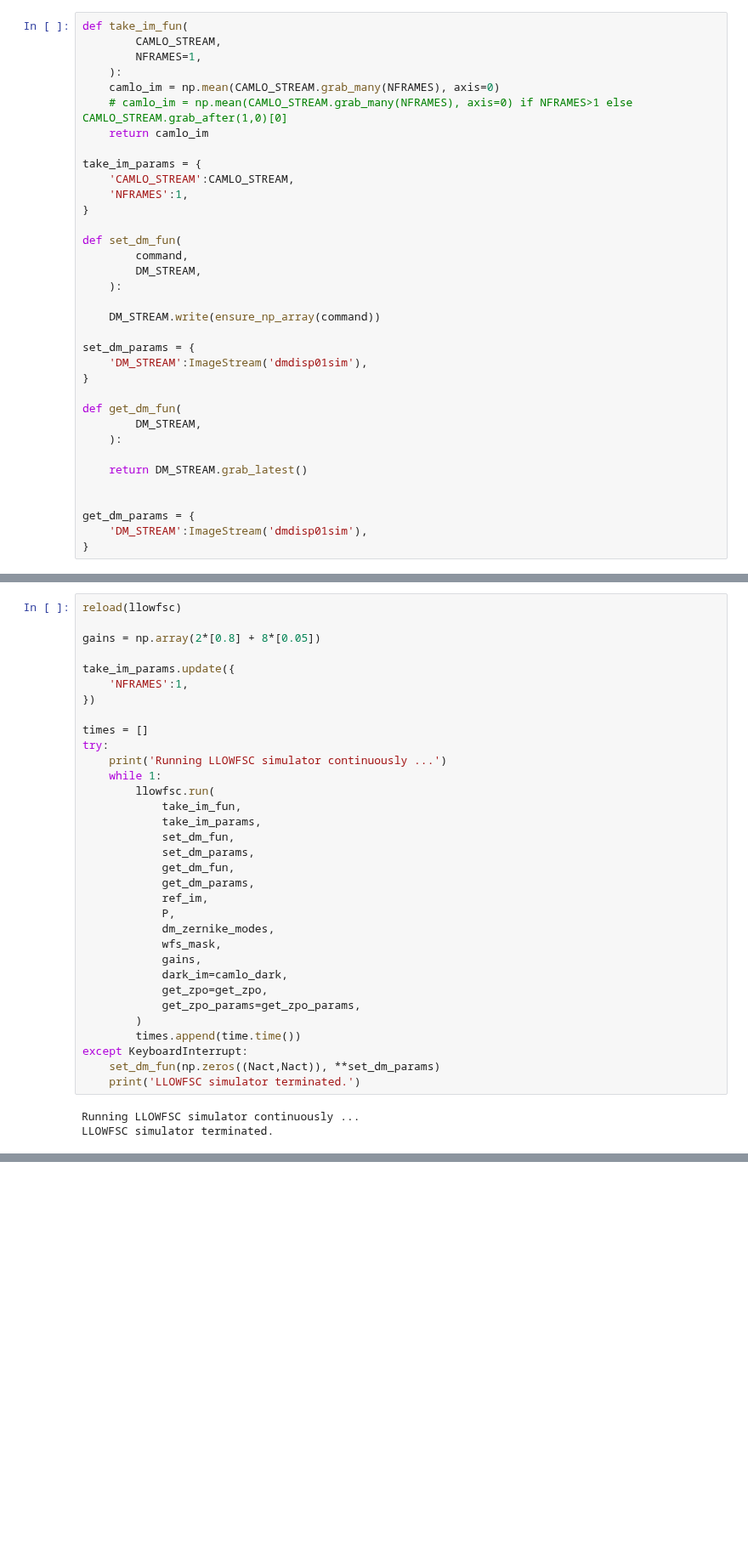
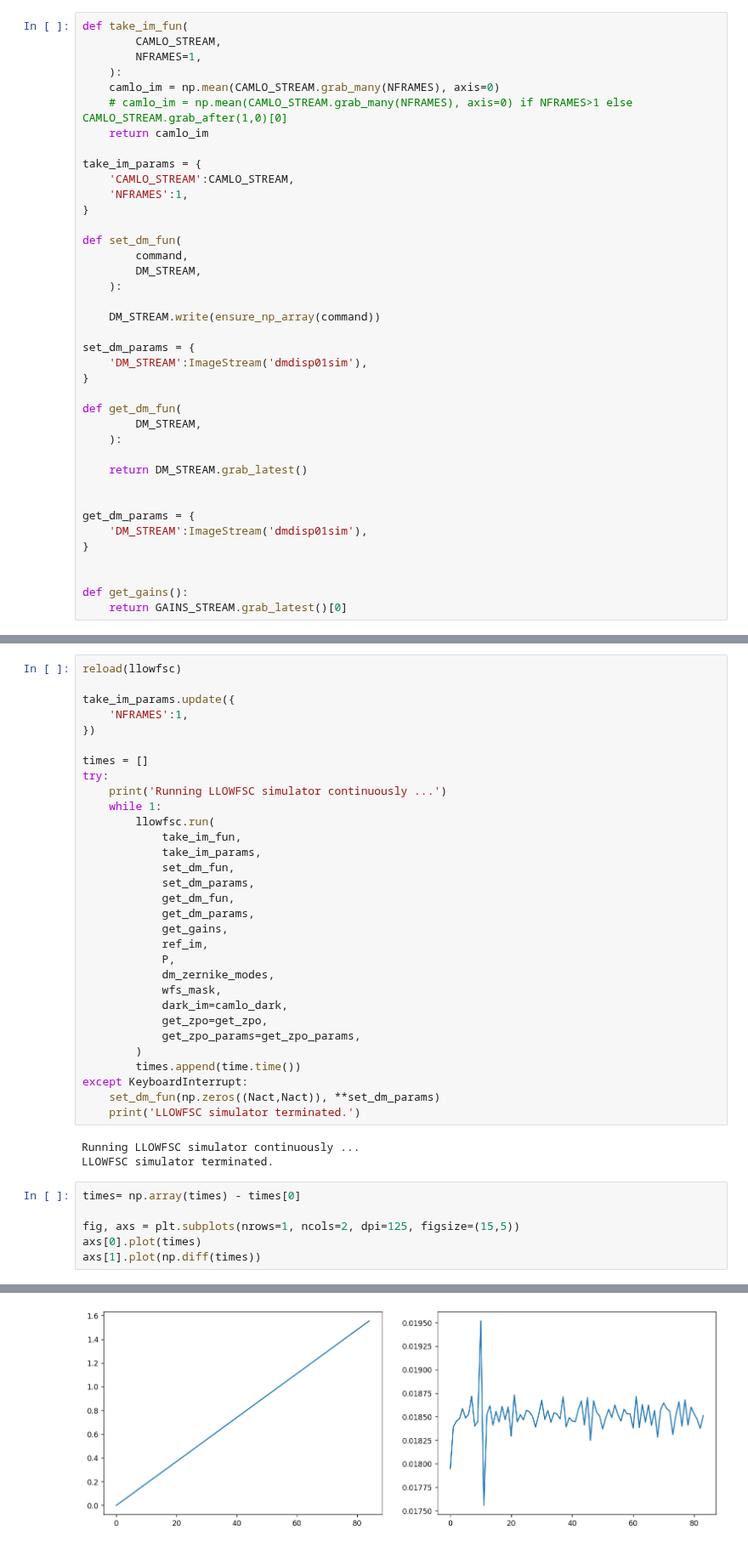
Before and after one commit to uasal/lina, a Jupyter notebook: notebooks/rt-sims/run_llowfsc.ipynb, the cells around one changed output, grey strips where cells are left out. Shown at 85% size. Drawn from its saved outputs; the diff is of its cells as text; blank space fills up the shorter version.

```diff
--- a/notebooks/rt-sims/run_llowfsc.ipynb
+++ b/notebooks/rt-sims/run_llowfsc.ipynb
@@ -89,6 +93,10 @@ def get_dm_fun(
 get_dm_params = {
     'DM_STREAM':ImageStream('dmdisp01sim'),
 }
+
+
+def get_gains():
+    return GAINS_STREAM.grab_latest()[0]
 # %% [markdown]
 # Obtain a reference dark image for the camera settings that will be used during the duration of LLOWFSC.
 # %%
@@ -305,7 +346,5 @@ DM_STREAMS[2].write(0e-9 * dm_zernike_modes[3])
 # %%
 reload(llowfsc)
-
-gains = np.array(2*[0.8] + 8*[0.05])
 
 take_im_params.update({
     'NFRAMES':1,
@@ -322,11 +361,11 @@ try:
             set_dm_params,
             get_dm_fun,
             get_dm_params,
+            get_gains,
             ref_im,
             P,
             dm_zernike_modes,
             wfs_mask,
-            gains,
             dark_im=camlo_dark,
             get_zpo=get_zpo,
             get_zpo_params=get_zpo_params,
@@ -338,3 +377,10 @@ except KeyboardInterrupt:
 # %% [output]
 Running LLOWFSC simulator continuously ...
 LLOWFSC simulator terminated.
+# %%
+times= np.array(times) - times[0]
+
+fig, axs = plt.subplots(nrows=1, ncols=2, dpi=125, figsize=(15,5))
+axs[0].plot(times)
+axs[1].plot(np.diff(times))
+# %% [output]
@@ -340,0 +388 @@ LLOWFSC simulator terminated.
+[figure, added]
```
Also changed, not shown: parts of 14 cells of this notebook, 5 other files.
